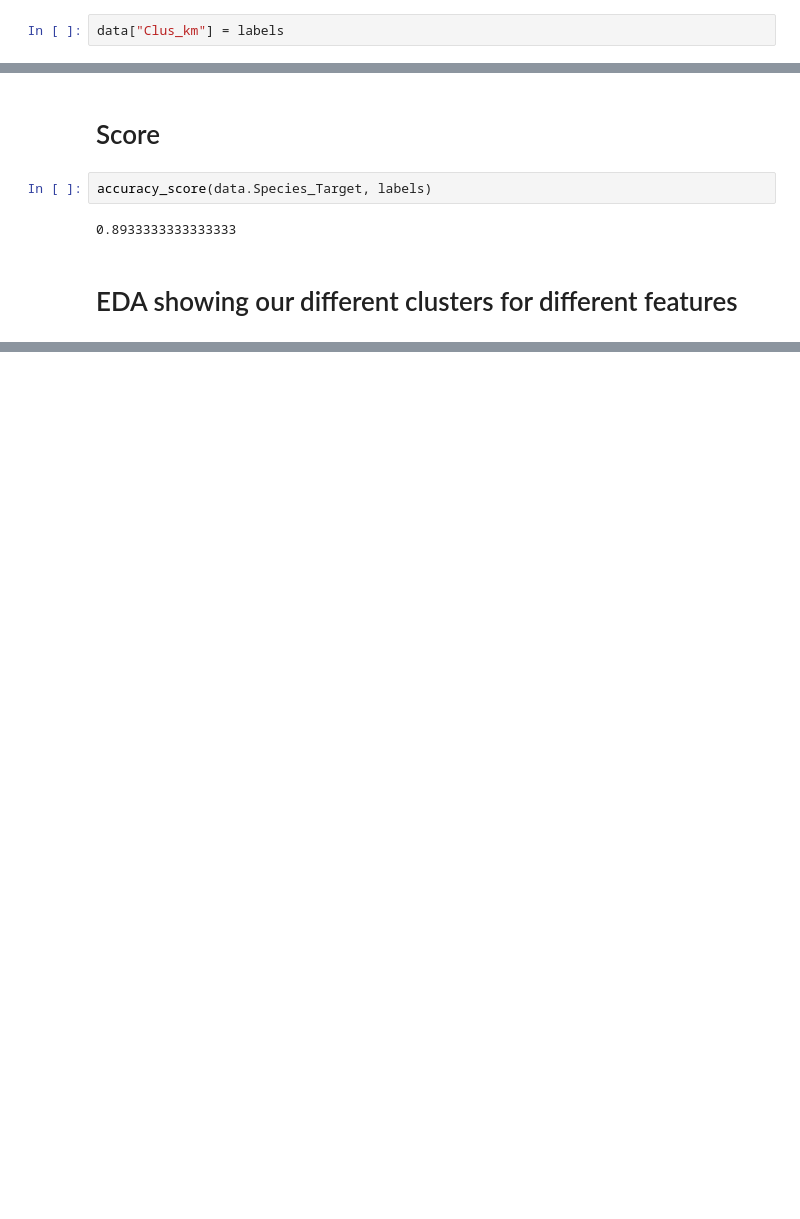
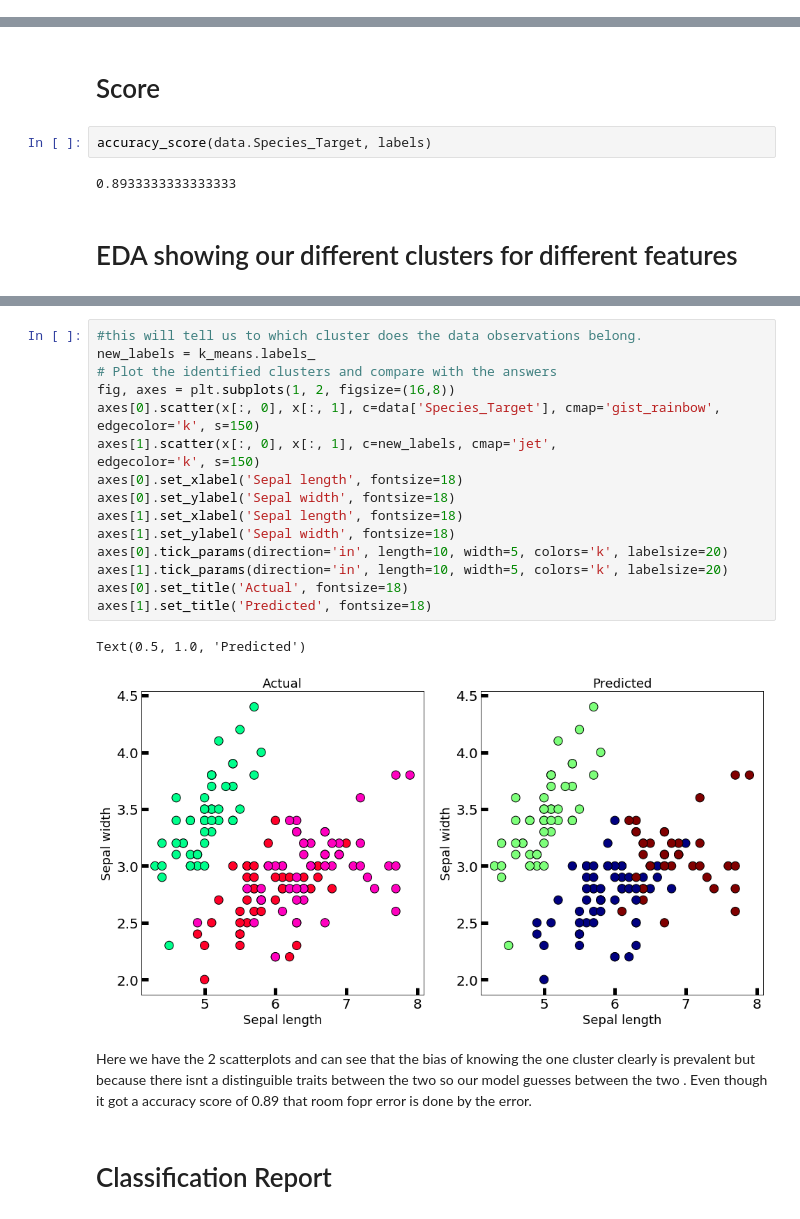
Before and after one commit to Nyiko-Ngwenya/Iris-K-Means-Clustering, a Jupyter notebook: K_Means.ipynb, the cells around one changed output, grey strips where cells are left out. Saved outputs shown, nothing was run; the diff lists cells and outputs as text; blank space fills up the shorter version.

```diff
--- a/K_Means.ipynb
+++ b/K_Means.ipynb
@@ -109,5 +139,3 @@ print(labels)
  0 0 0 2 0 0 0 0 0 0 0 0 0 0 0 0 0 0 0 0 0 0 0 0 0 0 2 0 2 2 2 2 0 2 2 2 2
  2 2 0 0 2 2 2 2 0 2 0 2 0 2 2 0 0 2 2 2 2 2 0 2 2 2 2 0 2 2 2 0 2 2 2 0 2
  2 0]
-# %%
-data["Clus_km"] = labels
@@ -158,0 +162,24 @@ for i in [1,2,3]:
+# %%
+#this will tell us to which cluster does the data observations belong.
+new_labels = k_means.labels_
+# Plot the identified clusters and compare with the answers
+fig, axes = plt.subplots(1, 2, figsize=(16,8))
+axes[0].scatter(x[:, 0], x[:, 1], c=data['Species_Target'], cmap='gist_rainbow',
+edgecolor='k', s=150)
+axes[1].scatter(x[:, 0], x[:, 1], c=new_labels, cmap='jet',
+edgecolor='k', s=150)
+axes[0].set_xlabel('Sepal length', fontsize=18)
+axes[0].set_ylabel('Sepal width', fontsize=18)
+axes[1].set_xlabel('Sepal length', fontsize=18)
+axes[1].set_ylabel('Sepal width', fontsize=18)
+axes[0].tick_params(direction='in', length=10, width=5, colors='k', labelsize=20)
+axes[1].tick_params(direction='in', length=10, width=5, colors='k', labelsize=20)
+axes[0].set_title('Actual', fontsize=18)
+axes[1].set_title('Predicted', fontsize=18)
+# %% [output]
+Text(0.5, 1.0, 'Predicted')
+[figure, added]
+# %% [markdown]
+Here we have the 2 scatterplots and can see that the bias of knowing the one cluster clearly is prevalent but because there isnt a distinguible traits between the two so our model guesses between the two . Even though it got a accuracy score of 0.89 that room fopr error is done by the error.
+# %% [markdown]
+# Classification Report
```
Also changed, not shown: parts of 18 cells of this notebook, 2 other files.
